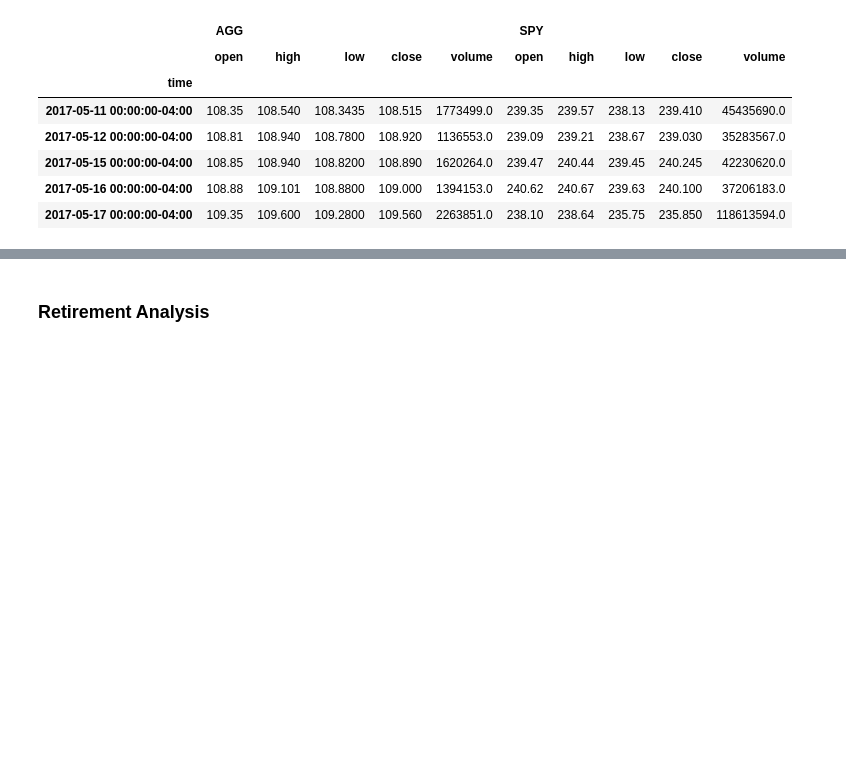
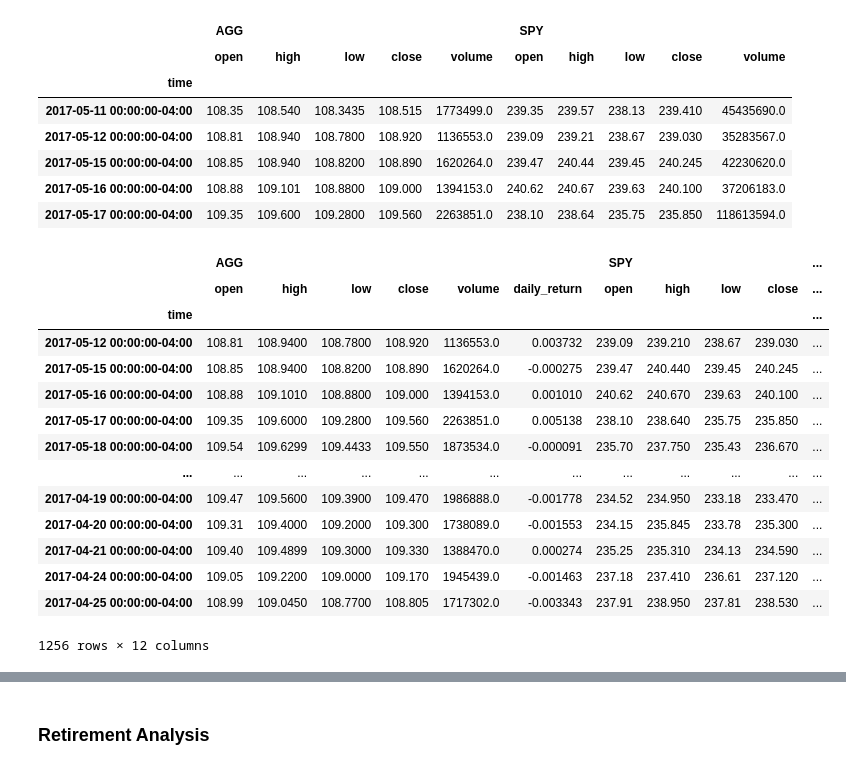
Before and after one commit to globalproweb/Financial-Planning, a Jupyter notebook: Starter_Code/financial-planner.ipynb, the cells around one changed output, grey strips where cells are left out. Drawn from its saved outputs; the diff is of its cells as text; code cells hidden in the pictures; blank space fills up the shorter version.

```diff
--- a/Starter_Code/financial-planner.ipynb
+++ b/Starter_Code/financial-planner.ipynb
@@ -239 +247,22 @@ df_share_data.head()
+# %%
+# Printing the simulation input data
+# Drop all nulls
+
+MC_shares_dist.portfolio_data.dropna()
+# %% [output]
+|  | AGG |  |  |  |  |  | SPY |  |  |  | ... |
+|  | open | high | low | close | volume | daily_return | open | high | low | close | ... |
+| time |  |  |  |  |  |  |  |  |  |  | ... |
+| 2017-05-12 00:00:00-04:00 | 108.81 | 108.9400 | 108.7800 | 108.920 | 1136553.0 | 0.003732 | 239.09 | 239.210 | 238.67 | 239.030 | ... |
+| 2017-05-15 00:00:00-04:00 | 108.85 | 108.9400 | 108.8200 | 108.890 | 1620264.0 | -0.000275 | 239.47 | 240.440 | 239.45 | 240.245 | ... |
+| 2017-05-16 00:00:00-04:00 | 108.88 | 109.1010 | 108.8800 | 109.000 | 1394153.0 | 0.001010 | 240.62 | 240.670 | 239.63 | 240.100 | ... |
+| 2017-05-17 00:00:00-04:00 | 109.35 | 109.6000 | 109.2800 | 109.560 | 2263851.0 | 0.005138 | 238.10 | 238.640 | 235.75 | 235.850 | ... |
+| 2017-05-18 00:00:00-04:00 | 109.54 | 109.6299 | 109.4433 | 109.550 | 1873534.0 | -0.000091 | 235.70 | 237.750 | 235.43 | 236.670 | ... |
+| ... | ... | ... | ... | ... | ... | ... | ... | ... | ... | ... | ... |
+| 2017-04-19 00:00:00-04:00 | 109.47 | 109.5600 | 109.3900 | 109.470 | 1986888.0 | -0.001778 | 234.52 | 234.950 | 233.18 | 233.470 | ... |
+| 2017-04-20 00:00:00-04:00 | 109.31 | 109.4000 | 109.2000 | 109.300 | 1738089.0 | -0.001553 | 234.15 | 235.845 | 233.78 | 235.300 | ... |
+| 2017-04-21 00:00:00-04:00 | 109.40 | 109.4899 | 109.3000 | 109.330 | 1388470.0 | 0.000274 | 235.25 | 235.310 | 234.13 | 234.590 | ... |
+| 2017-04-24 00:00:00-04:00 | 109.05 | 109.2200 | 109.0000 | 109.170 | 1945439.0 | -0.001463 | 237.18 | 237.410 | 236.61 | 237.120 | ... |
+| 2017-04-25 00:00:00-04:00 | 108.99 | 109.0450 | 108.7700 | 108.805 | 1717302.0 | -0.003343 | 237.91 | 238.950 | 237.81 | 238.530 | ... |
+1256 rows × 12 columns
 # %%
```
Also changed, not shown: parts of 23 cells of this notebook.
